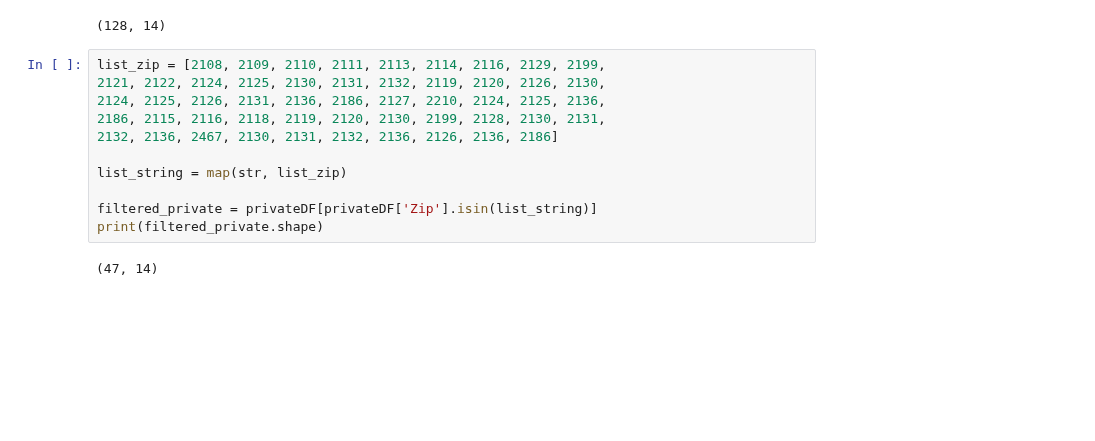
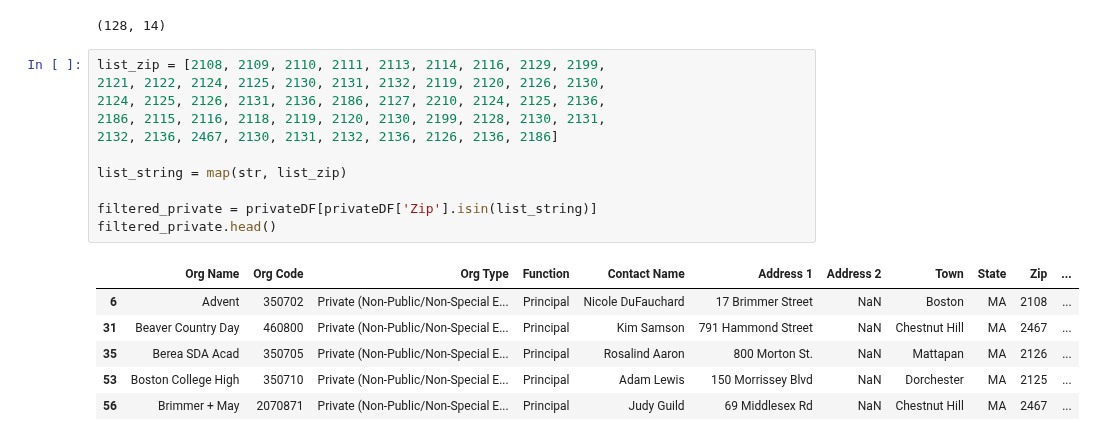
Before and after one commit to BU-Spark/ds-councilor-worrell-gun-violence, a Jupyter notebook: spring23-team-1/Weapons_Dropout.ipynb, the cells around one changed output. Saved outputs shown, nothing was run; the diff lists cells and outputs as text; blank space fills up the shorter version.

```diff
--- a/spring23-team-1/Weapons_Dropout.ipynb
+++ b/spring23-team-1/Weapons_Dropout.ipynb
@@ -66,16 +66,21 @@ print(filtered_public.shape)
 # %%
 list_zip = [2108, 2109, 2110, 2111, 2113, 2114, 2116, 2129, 2199,
 2121, 2122, 2124, 2125, 2130, 2131, 2132, 2119, 2120, 2126, 2130,
 2124, 2125, 2126, 2131, 2136, 2186, 2127, 2210, 2124, 2125, 2136,
 2186, 2115, 2116, 2118, 2119, 2120, 2130, 2199, 2128, 2130, 2131,
 2132, 2136, 2467, 2130, 2131, 2132, 2136, 2126, 2136, 2186]
 
 list_string = map(str, list_zip)
 
 filtered_private = privateDF[privateDF['Zip'].isin(list_string)]
-print(filtered_private.shape)
+filtered_private.head()
 # %% [output]
-(47, 14)
+|  | Org Name | Org Code | Org Type | Function | Contact Name | Address 1 | Address 2 | Town | State | Zip | ... |
+| 6 | Advent | 350702 | Private (Non-Public/Non-Special E... | Principal | Nicole DuFauchard | 17 Brimmer Street | NaN | Boston | MA | 2108 | ... |
+| 31 | Beaver Country Day | 460800 | Private (Non-Public/Non-Special E... | Principal | Kim Samson | 791 Hammond Street | NaN | Chestnut Hill | MA | 2467 | ... |
+| 35 | Berea SDA Acad | 350705 | Private (Non-Public/Non-Special E... | Principal | Rosalind Aaron | 800 Morton St. | NaN | Mattapan | MA | 2126 | ... |
+| 53 | Boston College High | 350710 | Private (Non-Public/Non-Special E... | Principal | Adam Lewis | 150 Morrissey Blvd | NaN | Dorchester | MA | 2125 | ... |
+| 56 | Brimmer + May | 2070871 | Private (Non-Public/Non-Special E... | Principal | Judy Guild | 69 Middlesex Rd | NaN | Chestnut Hill | MA | 2467 | ... |
 # %%
 ### Merge from private to weapons
 ### Merge from public to weapons
```
Also changed, not shown: parts of 4 cells of this notebook.
